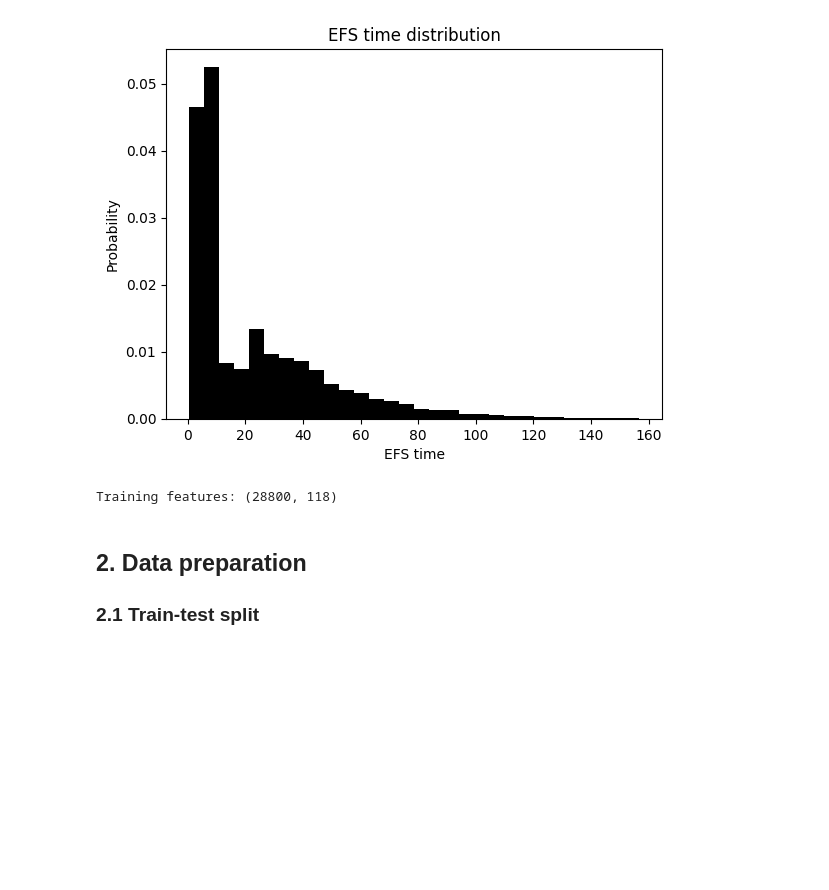
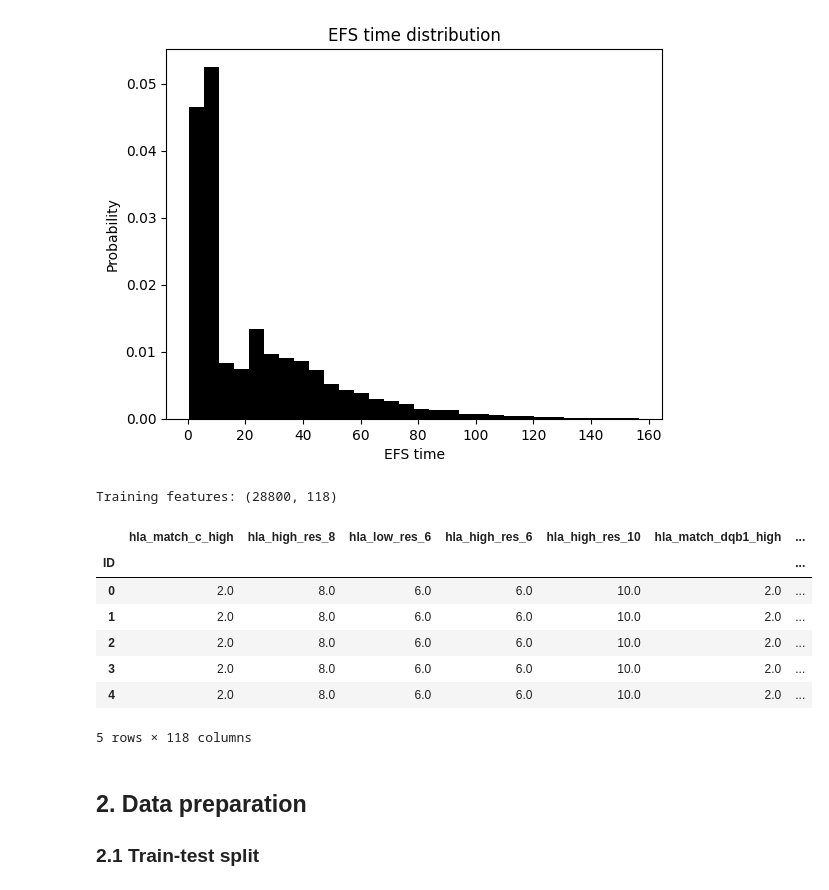
Before and after one commit to gperdrizet/HSCT_survival, a Jupyter notebook: notebooks/04.1-cox_proportional_hazards_regression_model.ipynb, the cells around one changed output. Saved outputs shown, nothing was run; the diff lists cells and outputs as text; code cells hidden in the pictures; blank space fills up the shorter version.

```diff
--- a/notebooks/04.1-cox_proportional_hazards_regression_model.ipynb
+++ b/notebooks/04.1-cox_proportional_hazards_regression_model.ipynb
@@ -63,6 +63,17 @@ True categorical features
 ['psych_disturb', 'diabetes', 'tbi_status', 'arrhythmia', 'graft_type', 'vent_hist', 'renal_issue', 'pulm_severe', 'prim_disease_hct', 'tce_imm_match', 'rituximab', 'prod_type', 'conditioning_intensit ...
 [figure]
 Training features: (28800, 118)
+# %%
+data_df.head()
+# %% [output]
+|  | hla_match_c_high | hla_high_res_8 | hla_low_res_6 | hla_high_res_6 | hla_high_res_10 | hla_match_dqb1_high | ... |
+| ID |  |  |  |  |  |  | ... |
+| 0 | 2.0 | 8.0 | 6.0 | 6.0 | 10.0 | 2.0 | ... |
+| 1 | 2.0 | 8.0 | 6.0 | 6.0 | 10.0 | 2.0 | ... |
+| 2 | 2.0 | 8.0 | 6.0 | 6.0 | 10.0 | 2.0 | ... |
+| 3 | 2.0 | 8.0 | 6.0 | 6.0 | 10.0 | 2.0 | ... |
+| 4 | 2.0 | 8.0 | 6.0 | 6.0 | 10.0 | 2.0 | ... |
+5 rows × 118 columns
 # %% [markdown]
 ## 2. Data preparation
 
```
Also changed, not shown: parts of 14 cells of this notebook.
